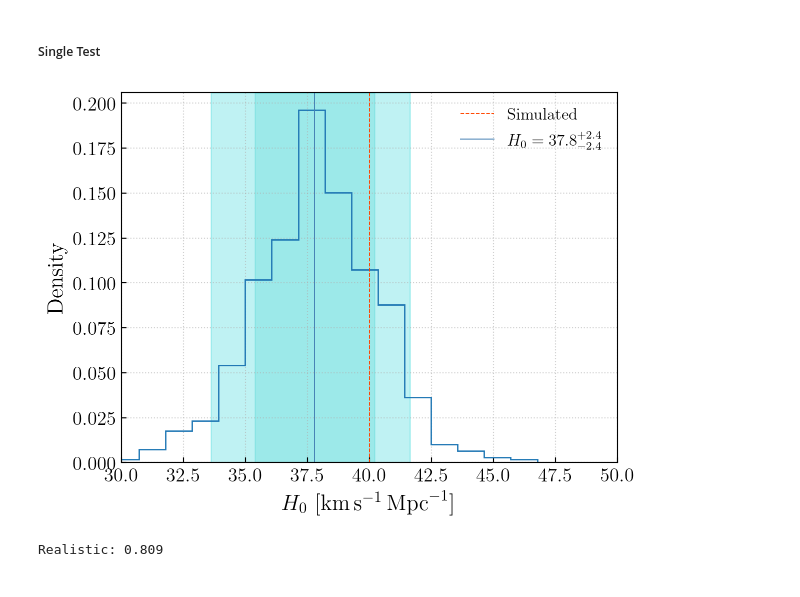
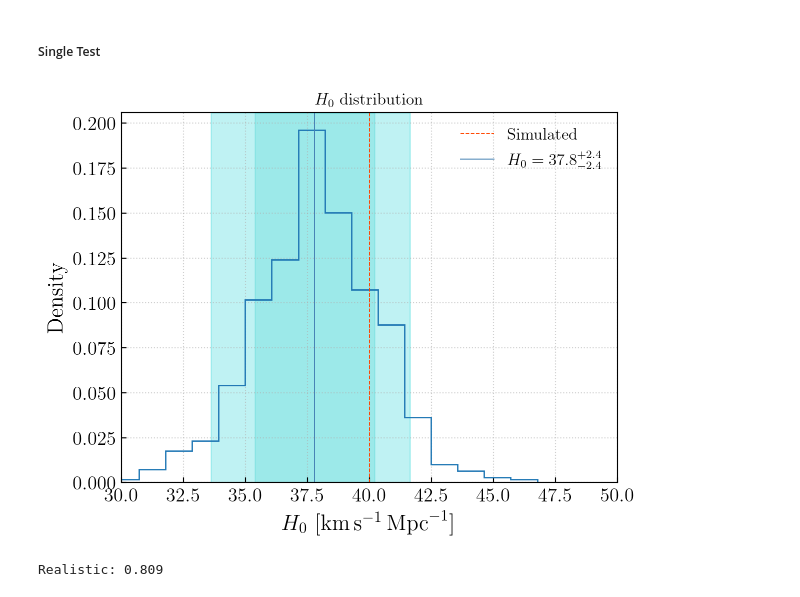
Before and after one commit to thomasckng/population_analysis, a Jupyter notebook: H0_test/inference.ipynb, the cells around one changed output. Cells and saved outputs as stored; diff of their text form; code cells hidden in the pictures.

Commit message:
Update plots

```diff
--- a/H0_test/inference.ipynb
+++ b/H0_test/inference.ipynb
@@ -193,14 +193,16 @@ plt.show()
 # %% [markdown]
 ## Inference
 # %%
-mz = np.linspace(20,200,1000)
-dL = np.linspace(10,5000,500)
+# mz = np.linspace(20,200,1000)
+# dL = np.linspace(10,5000,500)
 
-H0 = np.linspace(20,100,500)
+# H0 = np.linspace(20,100,500)
 
-z = luminosity_distance_to_redshift(dL, H0)
+# z = luminosity_distance_to_redshift(dL, H0)
 
-m = np.einsum("i, jk -> ikj", mz, np.reciprocal(1+z))
+# m = np.einsum("i, jk -> ikj", mz, np.reciprocal(1+z))
+
+mz, dL, H0, z, m = [np.load("./grid.npz")[i] for i in ["mz", "dL", "H0", "z", "m"]]
 # %%
 # p_double_gaussian = np.trapz(np.einsum("ijk, j -> ijk", evolving_gaussian(m, dL.reshape(-1,1)), gaussian(dL)), dL, axis=1)
 # p_double_gaussian = p_double_gaussian/np.trapz(p_double_gaussian, mz, axis=0)
@@ -372,34 +374,35 @@ plt.show()
 # H0_sample_double_gaussian = H0[np.argmin(double_gaussian_jsd, axis=1)]
 # percs_double_gaussian = np.percentile(H0_sample_double_gaussian, [5, 16, 50, 84, 95])
 # plt.hist(H0_sample_double_gaussian, density = True, histtype = 'step')
 # plt.axvline(40, lw = 0.7, ls = '--', c = 'orangered', label = '$\\mathrm{Simulated}$')
 # plt.axvline(percs_double_gaussian[2], c = 'C0', lw=1,
 #             label = '$H_0 = '+str(f'{percs_double_gaussian[2]:.1f}')+'^{+'+str(f'{percs_double_gaussian[3]-percs_double_gaussian[2]:.1f}')+'}_{-'+str(f'{percs_double_gaussian[2]-percs_double_gaussian[1]:.1f}')+'}$')
 # plt.axvspan(percs_double_gaussian[1], percs_double_gaussian[3], alpha=0.25, color='mediumturquoise')
 # plt.axvspan(percs_double_gaussian[0], percs_double_gaussian[4], alpha=0.25, color='darkturquoise')
 # plt.xlabel('$H_0\ [\mathrm{km}\,\mathrm{s}^{-1}\,\mathrm{Mpc}^{-1}]$')
 # plt.ylabel('$\mathrm{Density}$')
 # plt.title('$\mathrm{Double\ Gaussian}$')
 # plt.legend(loc = 0)
 # plt.show()
 
 H0_sample_realistic = H0[np.argmin(realistic_jsd, axis=1)]
 percs_realistic = np.percentile(H0_sample_realistic, [5, 16, 50, 84, 95])
 plt.hist(H0_sample_realistic, density = True, histtype = 'step', bins = 25)
 plt.axvline(40, lw = 0.7, ls = '--', c = 'orangered', label = '$\\mathrm{Simulated}$')
 plt.axvline(percs_realistic[2], c = 'steelblue', lw=0.7,
             label = '$H_0 = '+str(f'{percs_realistic[2]:.1f}')+'^{+'+str(f'{percs_realistic[3]-percs_realistic[2]:.1f}')+'}_{-'+str(f'{percs_realistic[2]-percs_realistic[1]:.1f}')+'}$')
 plt.axvspan(percs_realistic[1], percs_realistic[3], alpha=0.25, color='mediumturquoise')
 plt.axvspan(percs_realistic[0], percs_realistic[4], alpha=0.25, color='darkturquoise')
 plt.xlabel('$H_0\ [\mathrm{km}\,\mathrm{s}^{-1}\,\mathrm{Mpc}^{-1}]$')
 plt.ylabel('$\mathrm{Density}$')
 # plt.title('$\mathrm{Realistic}$')
 plt.legend(loc = 0)
 plt.xlim(30,50)
+plt.title("$H_0$ distribution")
 plt.savefig("./realistic/H0_distribution.pdf", bbox_inches='tight')
 plt.show()
 # %% [output]
-[figure, old version]
+[figure, new version]
 # %%
 # print(f"Double Gaussian: "+str(np.sum(H0_sample_double_gaussian<=40)/len(H0_sample_double_gaussian)))
 print(f"Realistic: "+str(np.sum(H0_sample_realistic<=40)/len(H0_sample_realistic)))
```
Also changed, not shown: parts of 1 cell of this notebook, 1 other file.
